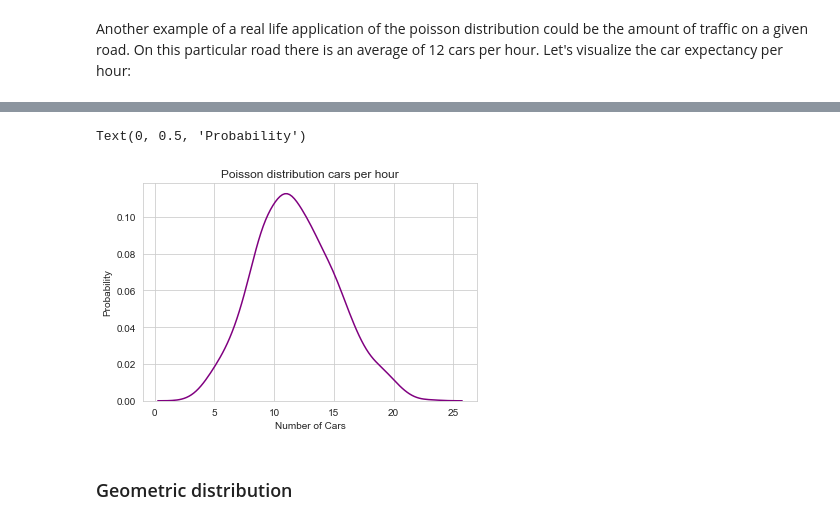
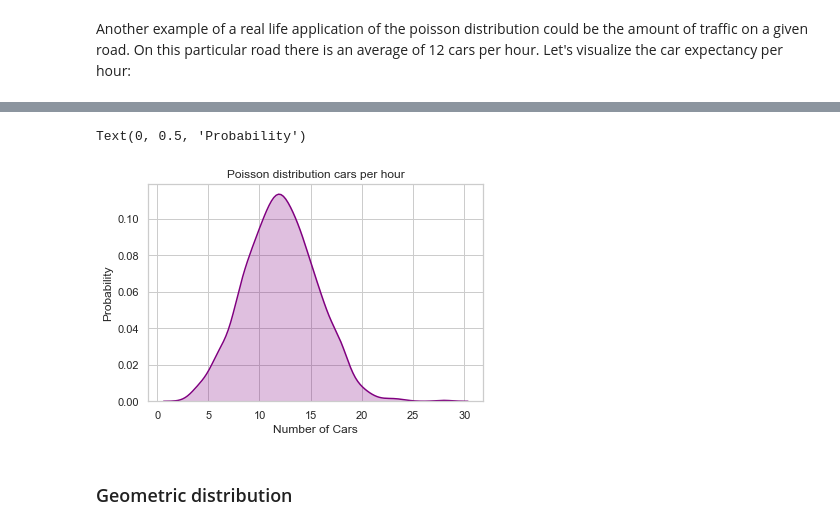
Before and after one commit to Ardvb/Numpy-random, a Jupyter notebook: Numpy-random.ipynb, the cells around one changed output, grey strips where cells are left out. Drawn from its saved outputs; the diff is of its cells as text; code cells hidden in the pictures.

```diff
--- a/Numpy-random.ipynb
+++ b/Numpy-random.ipynb
@@ -419,18 +450,18 @@ plt.plot(np.random.poisson(mean, sample), "g.")
 # %%
 # Plotting the cars per hour using Seaborn
 
 mean = 12
 sample = 1000
 
 cars = np.random.poisson(mean, sample)
 
-sns.kdeplot(cars, color="purple") #
+sns.kdeplot(cars, color="purple", shade = True)
 plt.title("Poisson distribution cars per hour")
 plt.xlabel("Number of Cars")
 plt.ylabel("Probability")
 # %% [output]
 Text(0, 0.5, 'Probability')
-[figure, old version]
+[figure, new version]
 # %% [markdown]
 ### Geometric distribution
 # %% [markdown]
```
Also changed, not shown: parts of 44 cells of this notebook, 1 other file.
